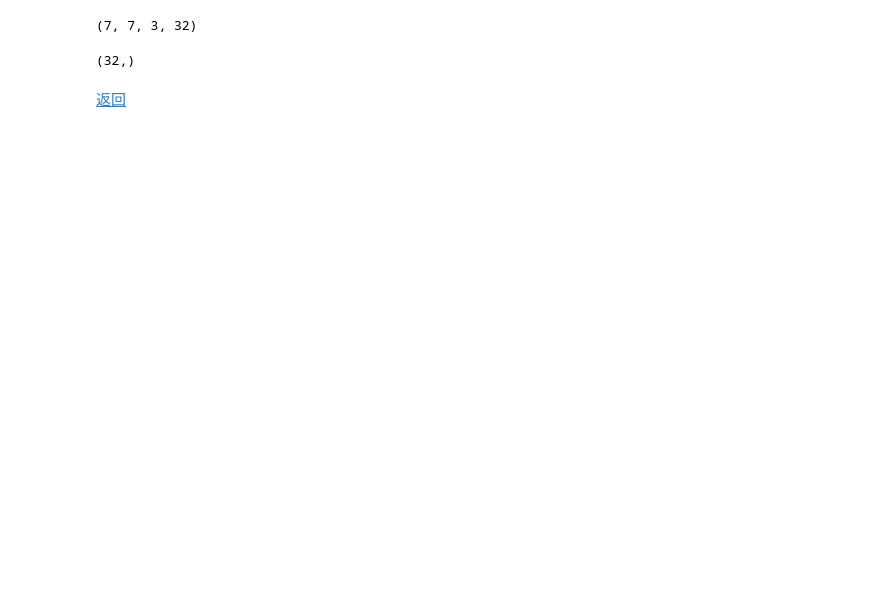
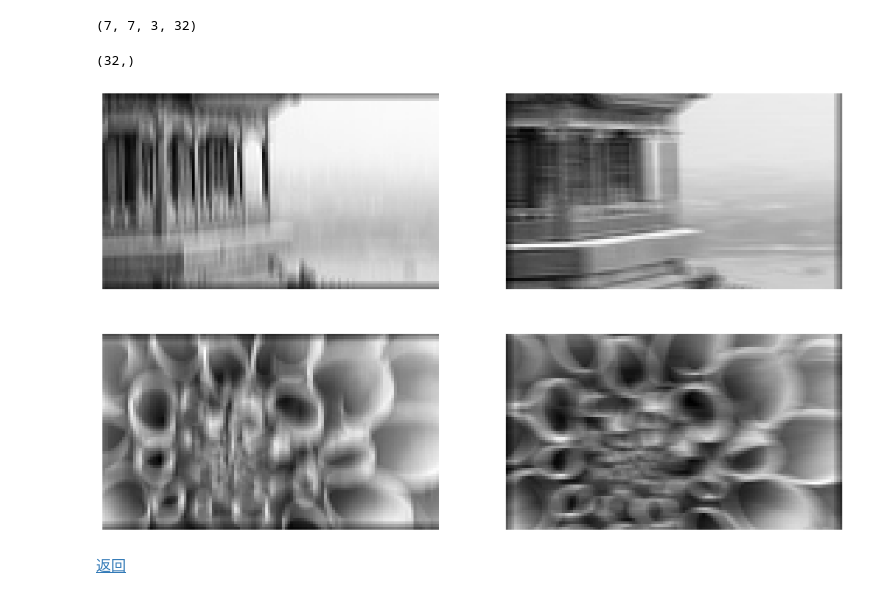
Before and after one commit to KChenDu/MLNote, a Jupyter notebook: CV/convolutional_layers.ipynb, the cells around one changed output. Saved outputs shown, nothing was run; the diff lists cells and outputs as text; code cells hidden in the pictures; blank space fills up the shorter version.

```diff
--- a/CV/convolutional_layers.ipynb
+++ b/CV/convolutional_layers.ipynb
@@ -54,5 +77,31 @@ kernels.shape
 biases.shape
 # %% [output]
 (32,)
+# %%
+# extra code – shows how to use the tf.nn.conv2d() operation
+
+tf.random.set_seed(42)
+filters = tf.random.normal([7, 7, 3, 2])
+biases = tf.zeros([2])
+fmaps = tf.nn.conv2d(images, filters, strides=1, padding="SAME") + biases
+
+# extra code – shows how to manually create two filters to get images similar
+#              to those in Figure 14–5.
+
+plt.figure(figsize=(15, 9))
+filters = np.zeros([7, 7, 3, 2])
+filters[:, 3, :, 0] = 1
+filters[3, :, :, 1] = 1
+fmaps = tf.nn.conv2d(images, filters, strides=1, padding="SAME") + biases
+
+for image_idx in (0, 1):
+    for fmap_idx in (0, 1):
+        plt.subplot(2, 2, image_idx * 2 + fmap_idx + 1)
+        plt.imshow(fmaps[image_idx, :, :, fmap_idx], cmap="gray")
+        plt.axis("off")
+
+plt.show()
+# %% [output]
+[figure, added]
 # %% [markdown]
 [返回](cnn.md)
```
Also changed, not shown: parts of 2 cells of this notebook, 10 other files.
